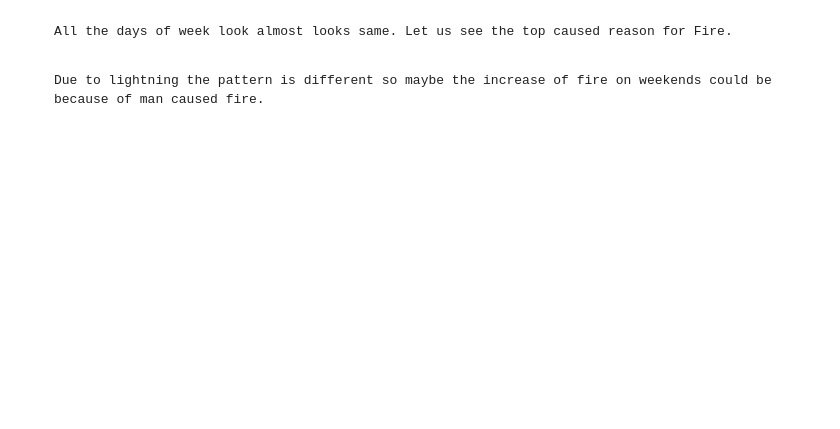
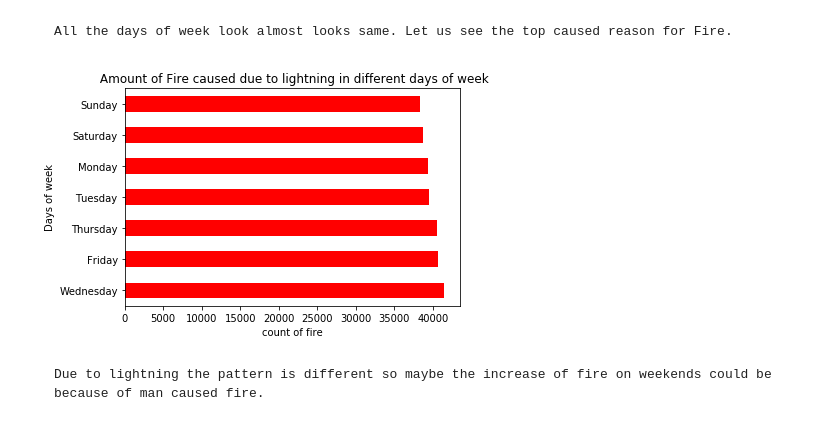
Before and after one commit to gurmanjit/https-github.com-gurmanjit-WildFires_St.Clair, a Jupyter notebook: 01 Apr Capstone (1).ipynb, the cells around one changed output. Cells and saved outputs as stored; diff of their text form; code cells hidden in the pictures; blank space fills up the shorter version.

```diff
--- a/01 Apr Capstone (1).ipynb
+++ b/01 Apr Capstone (1).ipynb
@@ -70,8 +142,14 @@ plt.show()
     All the days of week look almost looks same. Let us see the top caused reason for Fire.
 # %%
 lightning = data[data['STAT_CAUSE_DESCR']=='Lightning']
-lightning['DAY_OF_WEEK'].value_counts().plot(kind='barh',color='coral')
+lightning['DAY_OF_WEEK'].value_counts().plot(kind='barh',color='red')
+plt.title(' Amount of Fire caused due to lightning in different days of week')
+plt.xlabel('count of fire')
+plt.ylabel('Days of week')
+
 plt.show()
+# %% [output]
+[figure, added]
 # %% [markdown]
     Due to lightning the pattern is different so maybe the increase of fire on weekends could be because of man caused fire.
 # %%
```
Also changed, not shown: parts of 35 cells of this notebook, 1 other file.
